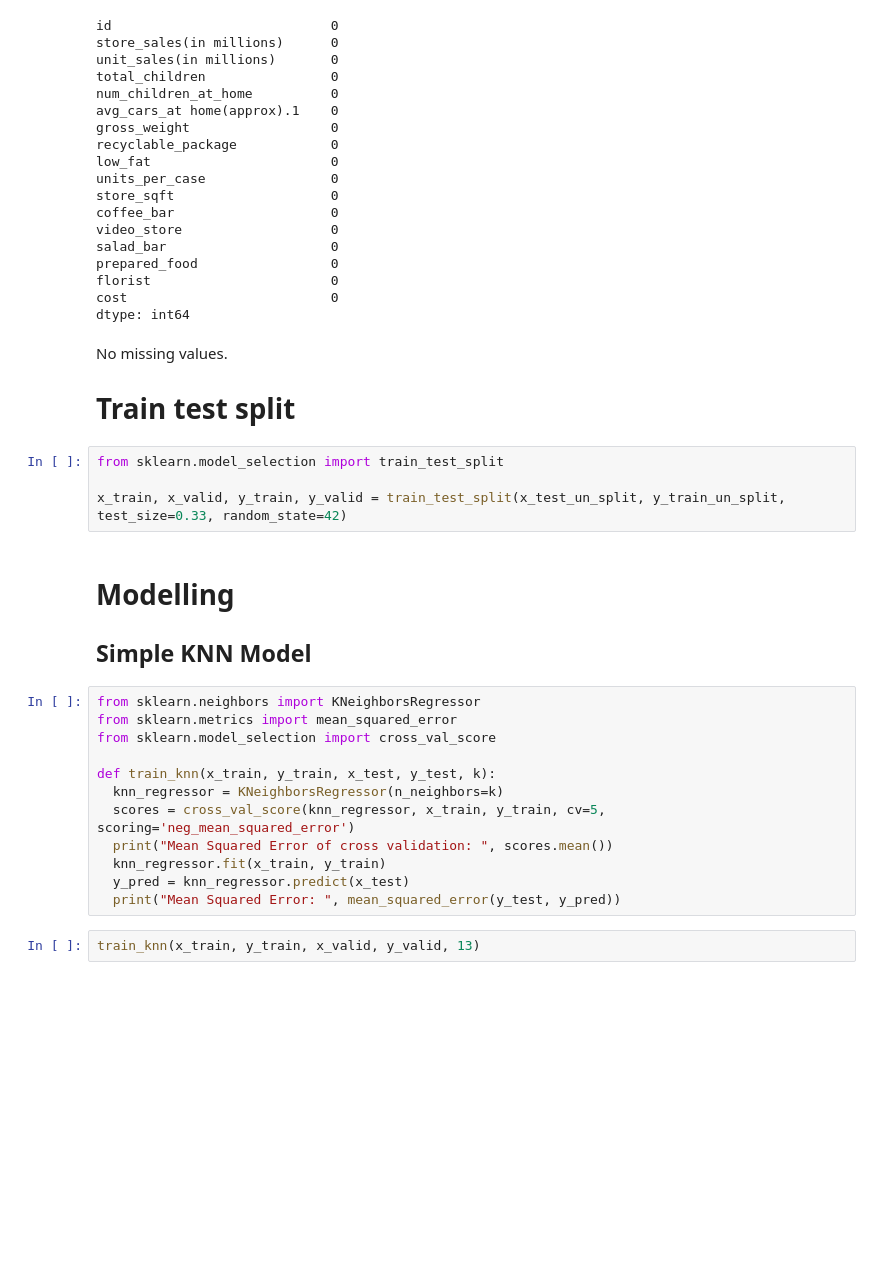
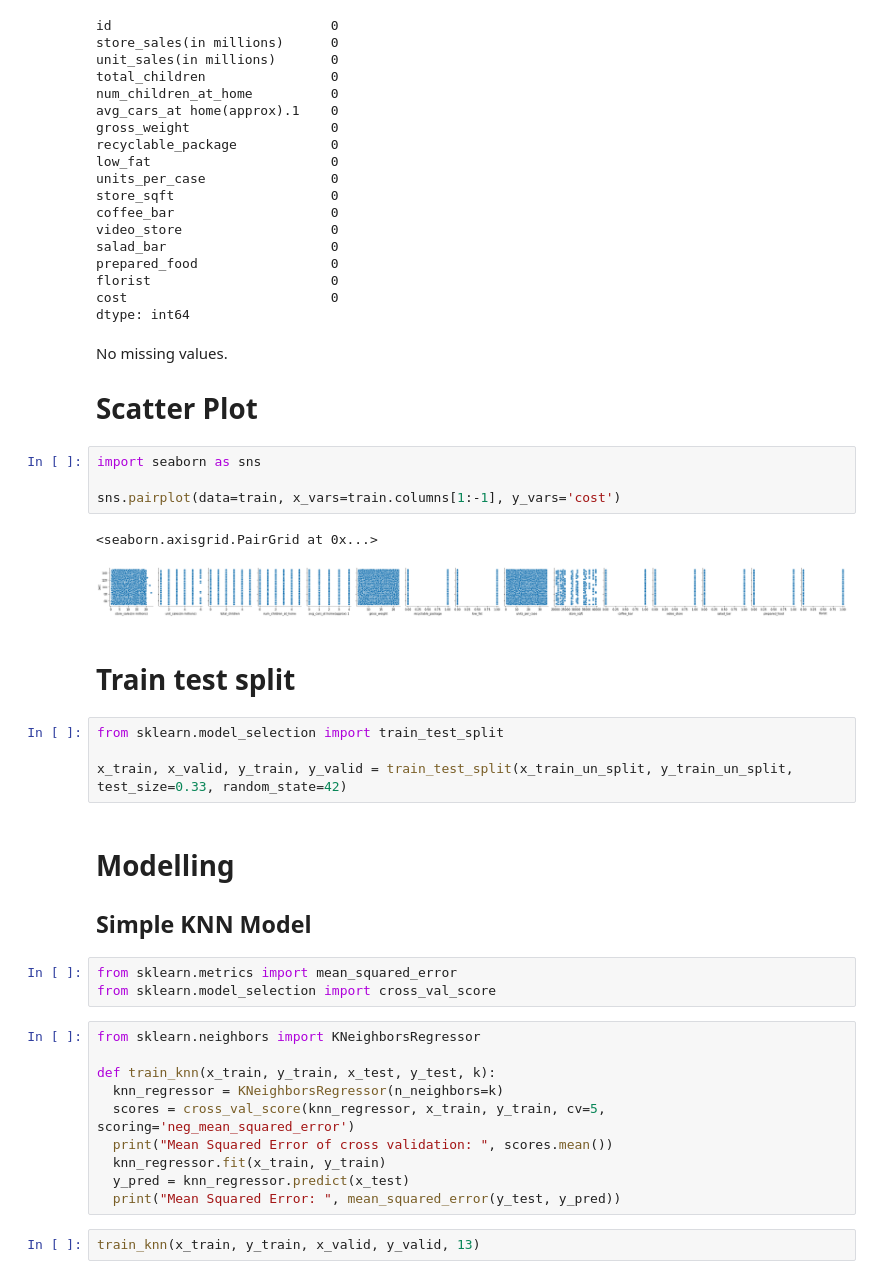
Before and after one commit to sasithak/CS4622-Lab2, a Jupyter notebook: lab2.ipynb, the cells around one changed output. Cells and saved outputs as stored; diff of their text form; blank space fills up the shorter version.

```diff
--- a/lab2.ipynb
+++ b/lab2.ipynb
@@ -57,22 +57,32 @@ prepared_food                 0
 florist                       0
 cost                          0
 dtype: int64
+# %% [markdown]
+No missing values.
+
+# Scatter Plot
+# %%
+import seaborn as sns
+
+sns.pairplot(data=train, x_vars=train.columns[1:-1], y_vars='cost')
+# %% [output]
+<seaborn.axisgrid.PairGrid at 0x...>
+[figure, added]
 # %% [markdown]
-No missing values.
-
 # Train test split
 # %%
 from sklearn.model_selection import train_test_split
 
-x_train, x_valid, y_train, y_valid = train_test_split(x_test_un_split, y_train_un_split, test_size=0.33, random_state=42)
+x_train, x_valid, y_train, y_valid = train_test_split(x_train_un_split, y_train_un_split, test_size=0.33, random_state=42)
 # %% [markdown]
 # Modelling
 
 ## Simple KNN Model
+# %%
+from sklearn.metrics import mean_squared_error
+from sklearn.model_selection import cross_val_score
 # %%
 from sklearn.neighbors import KNeighborsRegressor
-from sklearn.metrics import mean_squared_error
-from sklearn.model_selection import cross_val_score
 
 def train_knn(x_train, y_train, x_test, y_test, k):
   knn_regressor = KNeighborsRegressor(n_neighbors=k)
```
Also changed, not shown: parts of 14 cells of this notebook.
